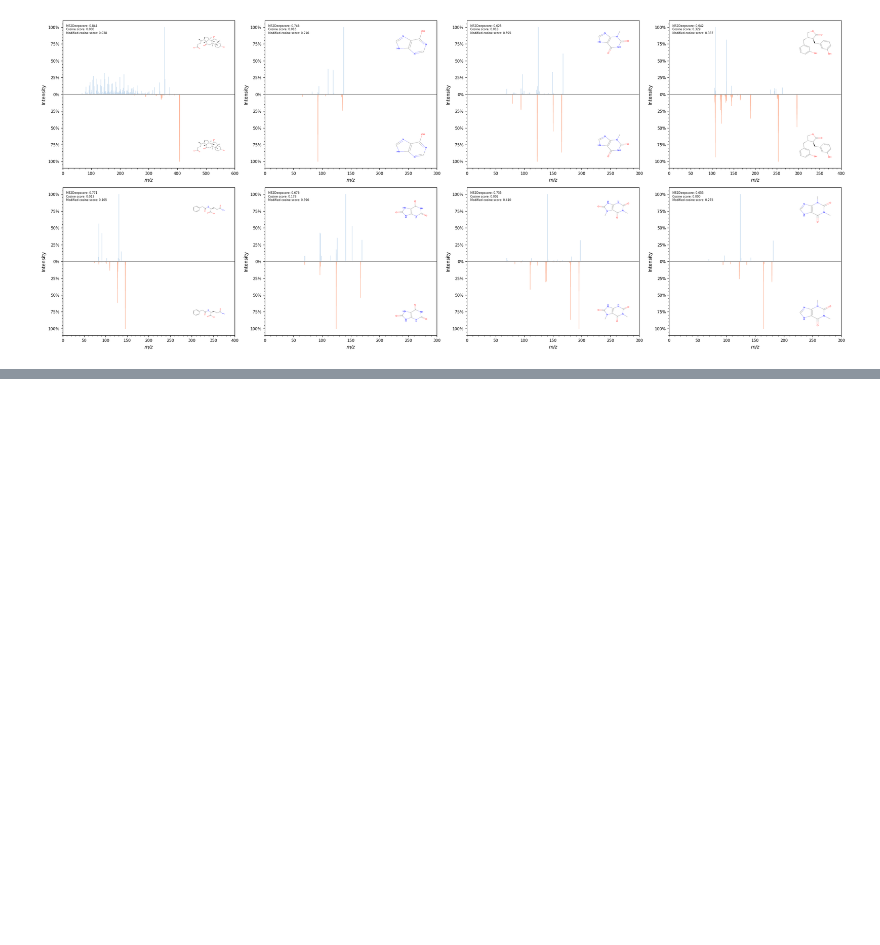
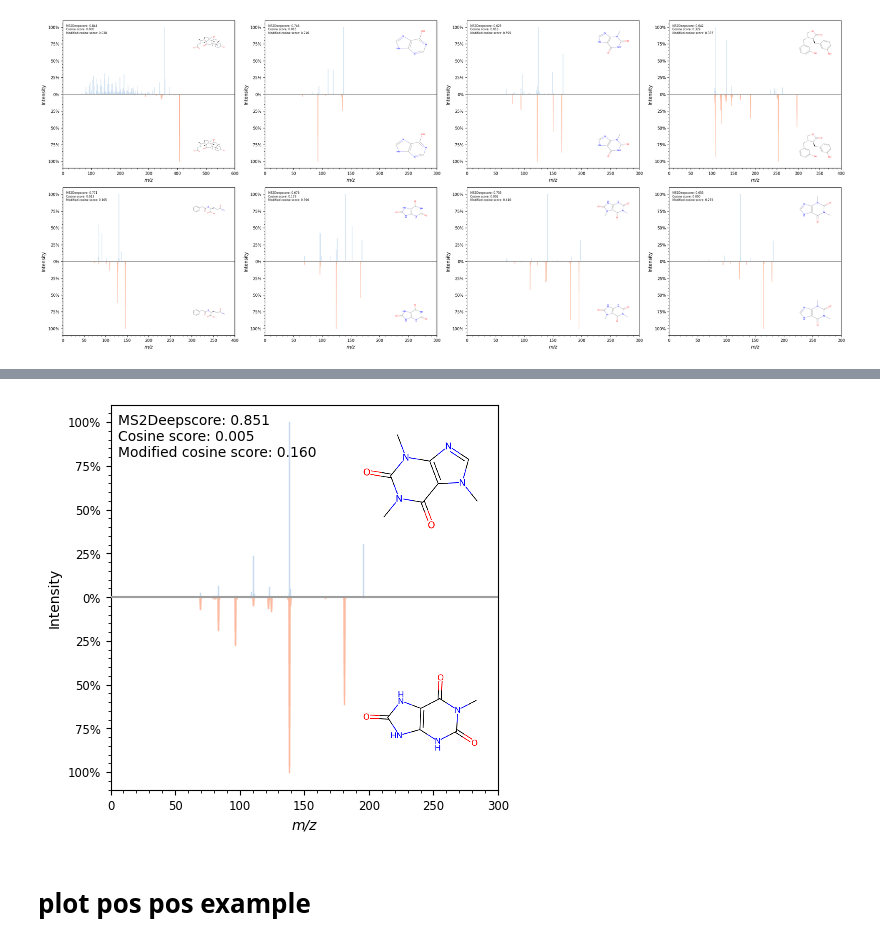
Before and after one commit to matchms/ms2deepscore, a Jupyter notebook: notebooks/case_studies_ms2deepscore_2/Urine_case_study/visualize_example_spectra.ipynb, the cells around one changed output, grey strips where cells are left out. Saved outputs shown, nothing was run; the diff lists cells and outputs as text; code cells hidden in the pictures; blank space fills up the shorter version.

```diff
--- a/notebooks/case_studies_ms2deepscore_2/Urine_case_study/visualize_example_spectra.ipynb
+++ b/notebooks/case_studies_ms2deepscore_2/Urine_case_study/visualize_example_spectra.ipynb
@@ -433,0 +523,17 @@ plt.savefig("exact_matches_urine.png", dpi=600, bbox_inches='tight')
+# %%
+import matplotlib.pyplot as plt
+def select_smiles(spectrum_id):
+    if spectrum_id not in manual_annotations.index:
+        print(f"The spectrum id {spectrum_id} is not in the manual annotations")
+        return None
+    smiles = manual_annotations.loc[spectrum_id,"SMILES"]
+    return smiles
+
+fig, ax = plt.subplots(figsize=(5, 5))
+
+ax = plot_mirror_plot_with_structures(('pos_401', 'neg_316'), ax)
+plt.savefig("pos_neg_analogue.png", dpi=600, bbox_inches='tight')
+# %% [output]
+[figure, added]
+# %% [markdown]
+# plot pos pos example
```
Also changed, not shown: parts of 16 cells of this notebook.
